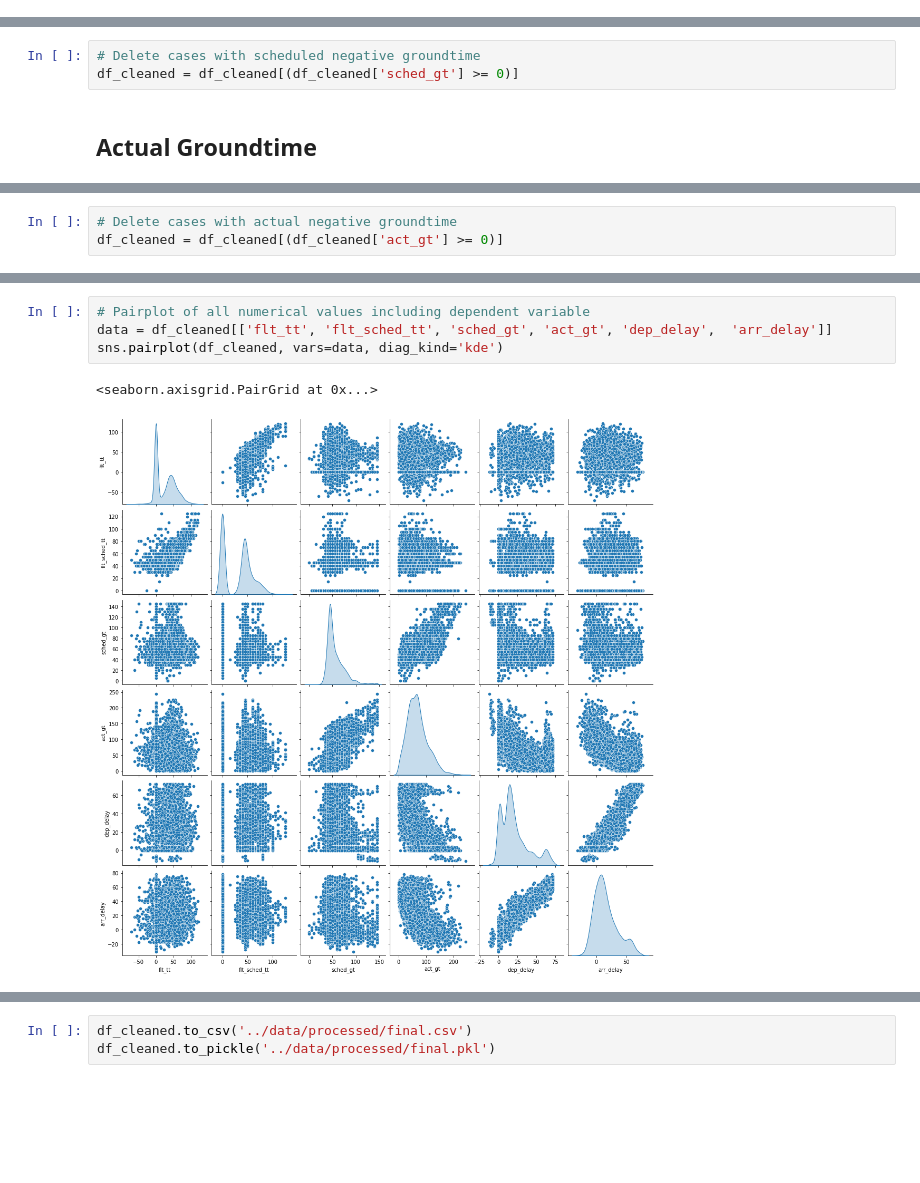
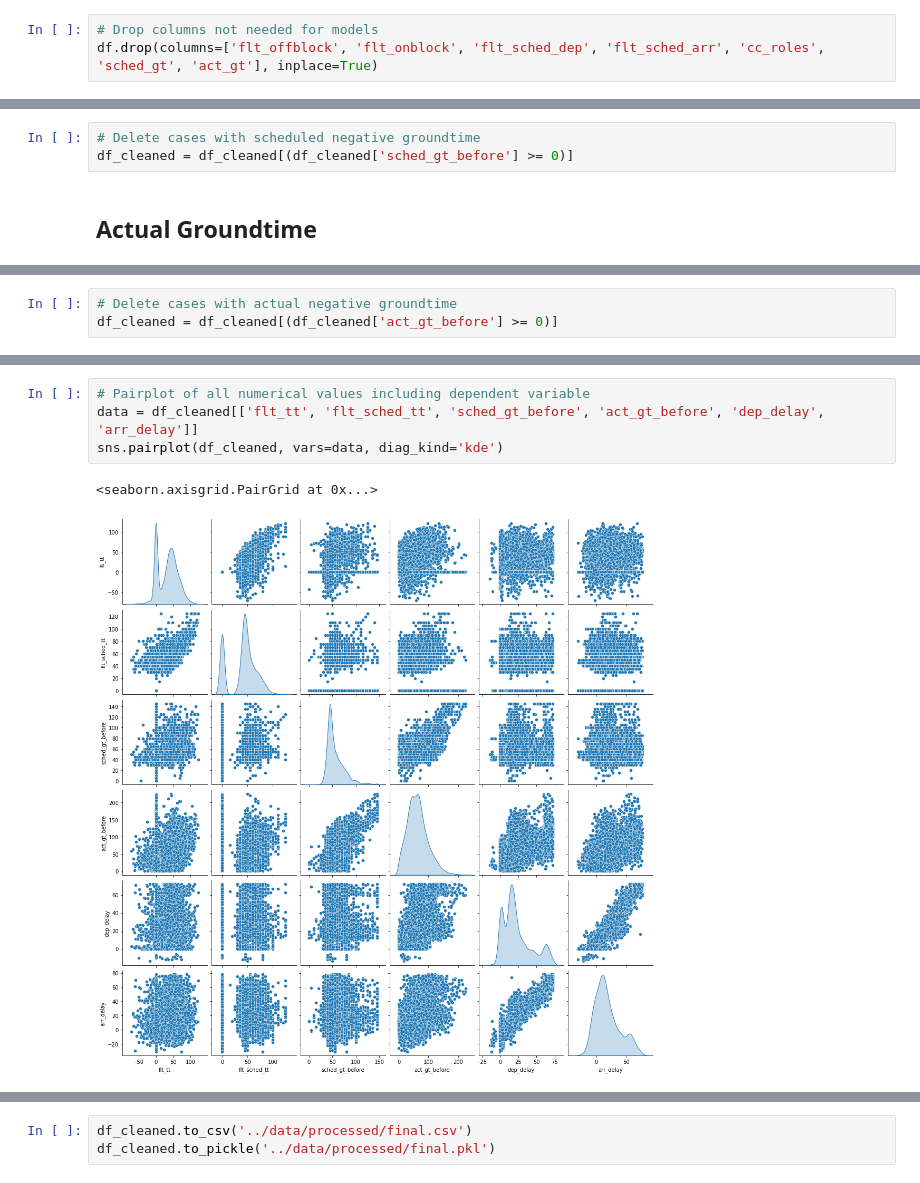
Before and after one commit to HinNerd/Flight_Prediction, a Jupyter notebook: notebooks/4_final_cleanup.ipynb, the cells around one changed output, grey strips where cells are left out. Drawn from its saved outputs; the diff is of its cells as text; blank space fills up the shorter version.

Commit message:
Update of several notebooks & impl. of add models

```diff
--- a/notebooks/4_final_cleanup.ipynb
+++ b/notebooks/4_final_cleanup.ipynb
@@ -20,6 +20,9 @@ pd.set_option('display.max_columns', None)
 
 data_path = '../data/interim/'
 df = pd.read_pickle(os.path.join(data_path, 'features.pkl'))
+# %%
+# Drop columns not needed for models
+df.drop(columns=['flt_offblock', 'flt_onblock', 'flt_sched_dep', 'flt_sched_arr', 'cc_roles', 'sched_gt', 'act_gt'], inplace=True)
 # %% [markdown]
 ## Outlier identification
 # %%
@@ -162,6 +171,6 @@ df_cleaned[(df_cleaned['sched_gt'] < 0)].shape
 # %%
 # Delete cases with scheduled negative groundtime
-df_cleaned = df_cleaned[(df_cleaned['sched_gt'] >= 0)]
+df_cleaned = df_cleaned[(df_cleaned['sched_gt_before'] >= 0)]
 # %% [markdown]
 ## Actual Groundtime
 # %%
@@ -185,3 +194,3 @@ df_cleaned[(df_cleaned['act_gt'] < 0)].shape
 # %%
 # Delete cases with actual negative groundtime
-df_cleaned = df_cleaned[(df_cleaned['act_gt'] >= 0)]
+df_cleaned = df_cleaned[(df_cleaned['act_gt_before'] >= 0)]
@@ -217,11 +230,11 @@ max        78.000000
 Name: arr_delay, dtype: float64
 # %%
 # Pairplot of all numerical values including dependent variable
-data = df_cleaned[['flt_tt', 'flt_sched_tt', 'sched_gt', 'act_gt', 'dep_delay',  'arr_delay']]
+data = df_cleaned[['flt_tt', 'flt_sched_tt', 'sched_gt_before', 'act_gt_before', 'dep_delay',  'arr_delay']]
 sns.pairplot(df_cleaned, vars=data, diag_kind='kde')
 # %% [output]
 <seaborn.axisgrid.PairGrid at 0x...>
-[figure, old version]
+[figure, new version]
 # %%
 corr = data.corr()
 f, ax = plt.subplots(figsize=(11, 9))
```
Also changed, not shown: parts of 24 cells of this notebook, 5 other files.
